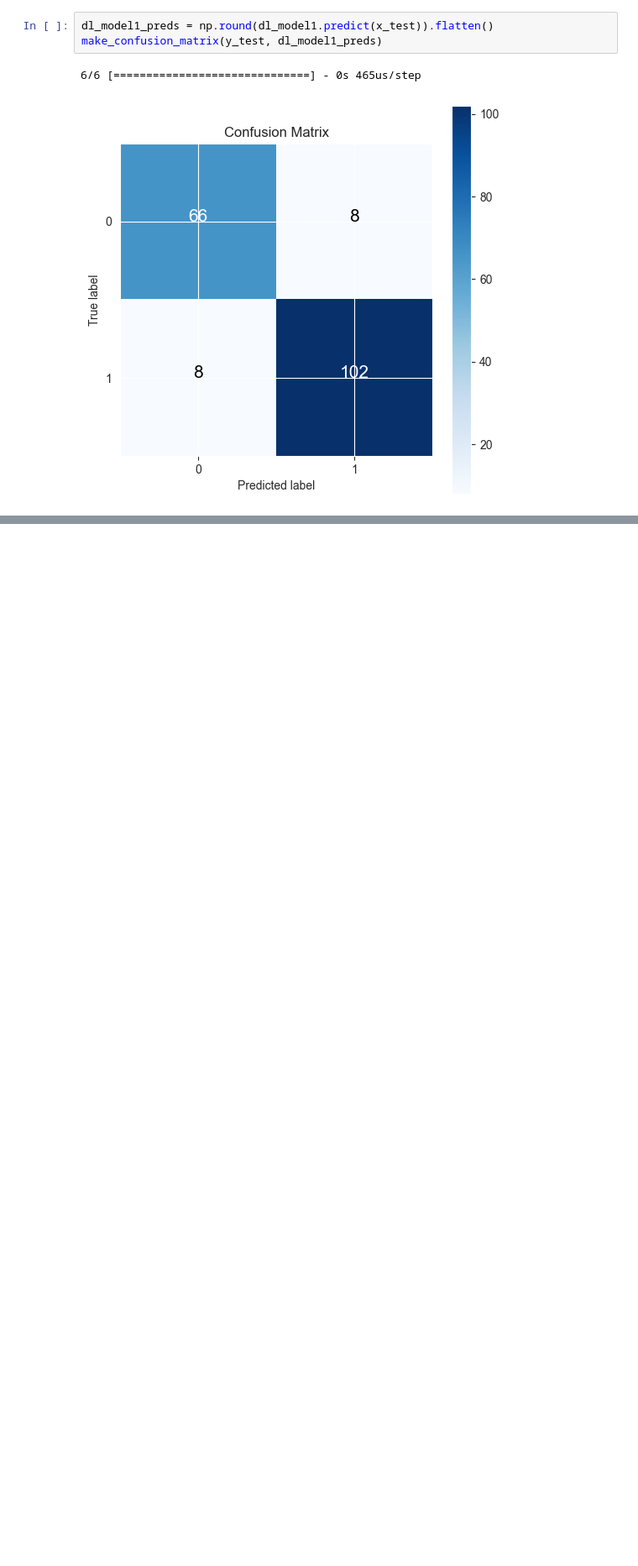
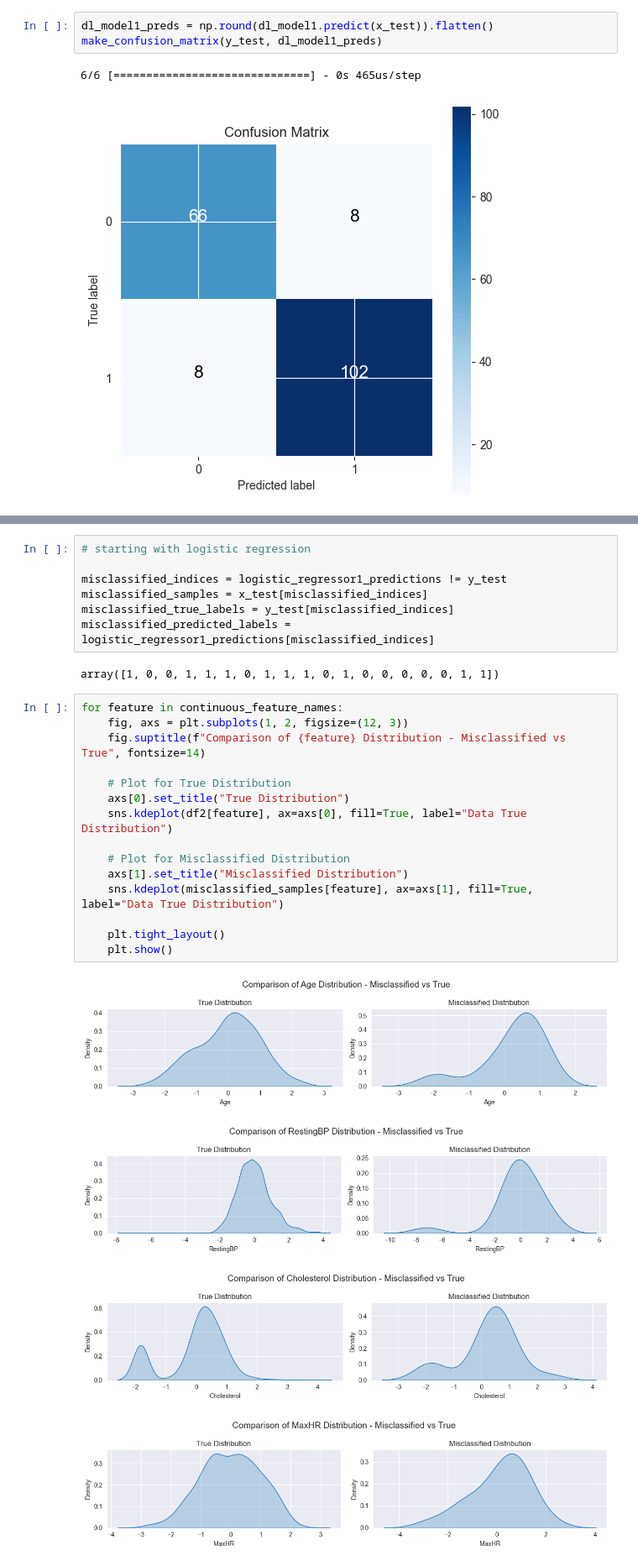
Before and after one commit to nripstein/Heart-Disease-Prediction, a Jupyter notebook: heart failure prediction notebook.ipynb, the cells around one changed output, grey strips where cells are left out. Shown at 84% size. Cells and saved outputs as stored; diff of their text form; blank space fills up the shorter version.

```diff
--- a/heart failure prediction notebook.ipynb
+++ b/heart failure prediction notebook.ipynb
@@ -607,0 +607,29 @@ make_confusion_matrix(y_test, dl_model1_preds)
+# %%
+# starting with logistic regression
+
+misclassified_indices = logistic_regressor1_predictions != y_test
+misclassified_samples = x_test[misclassified_indices]
+misclassified_true_labels = y_test[misclassified_indices]
+misclassified_predicted_labels = logistic_regressor1_predictions[misclassified_indices]
+# %% [output]
+array([1, 0, 0, 1, 1, 1, 0, 1, 1, 1, 0, 1, 0, 0, 0, 0, 0, 1, 1])
+# %%
+for feature in continuous_feature_names:
+    fig, axs = plt.subplots(1, 2, figsize=(12, 3))
+    fig.suptitle(f"Comparison of {feature} Distribution - Misclassified vs True", fontsize=14)
+
+    # Plot for True Distribution
+    axs[0].set_title("True Distribution")
+    sns.kdeplot(df2[feature], ax=axs[0], fill=True, label="Data True Distribution")
+
+    # Plot for Misclassified Distribution
+    axs[1].set_title("Misclassified Distribution")
+    sns.kdeplot(misclassified_samples[feature], ax=axs[1], fill=True, label="Data True Distribution")
+
+    plt.tight_layout()
+    plt.show()
+# %% [output]
+[figure, added]
+[figure, added]
+[figure, added]
+[figure, added]
```
Also changed, not shown: parts of 9 cells of this notebook.
